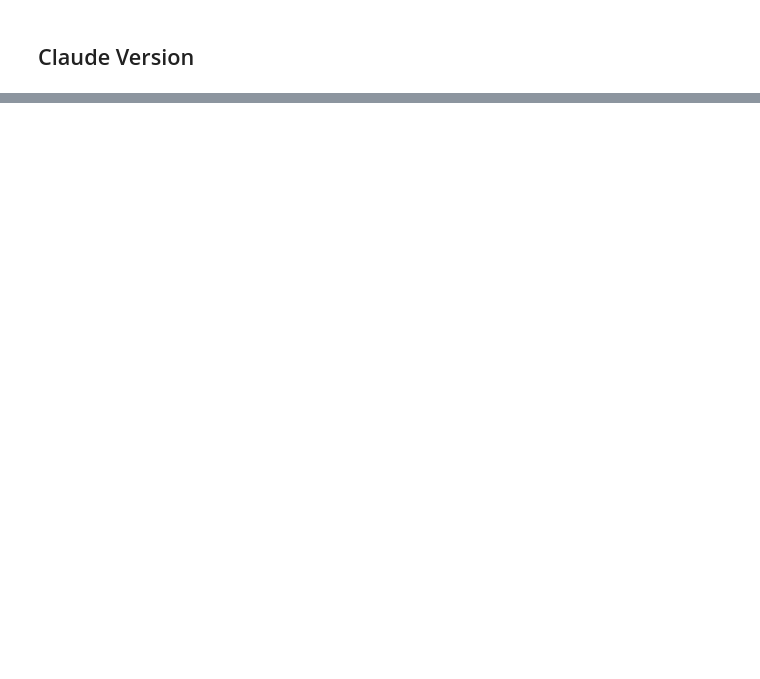
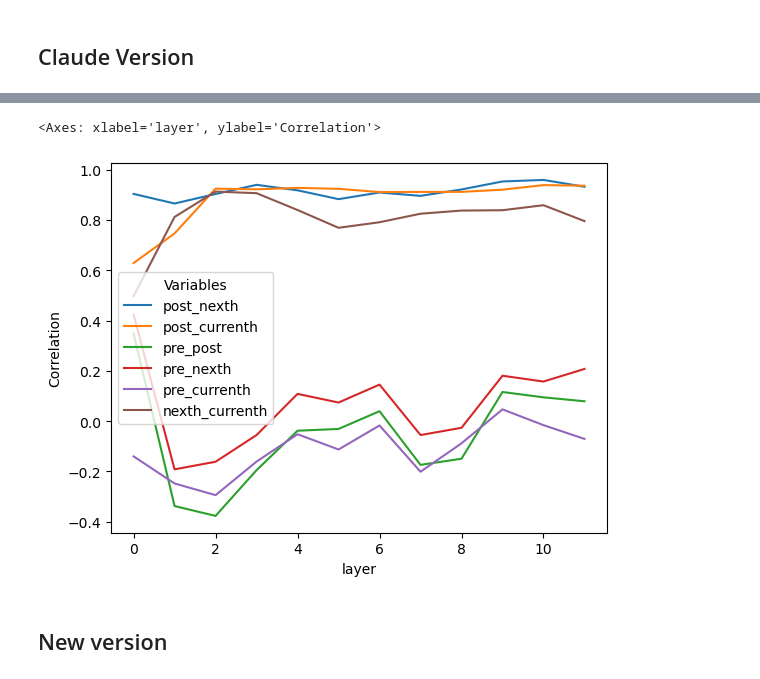
Before and after one commit to seantrott/entangled_meanings, a Jupyter notebook: notebooks/Residual_stream_test.ipynb, the cells around one changed output, grey strips where cells are left out. Drawn from its saved outputs; the diff is of its cells as text; code cells hidden in the pictures; blank space fills up the shorter version.

```diff
--- a/notebooks/Residual_stream_test.ipynb
+++ b/notebooks/Residual_stream_test.ipynb
@@ -377,0 +225,49 @@ Std of difference (layer - attention): 0.8514
+# %%
+# Compare outputs
+def compare_outputs(layer_idx):
+    pre_residual = outputs.pre_residual_outputs[layer_idx]
+    post_residual = outputs.post_residual_outputs[layer_idx]
+    current_hidden_state = outputs.hidden_states[layer_idx]  # This is the input to the current layer
+    next_hidden_state = outputs.hidden_states[layer_idx + 1]  # This is the output of the current layer
+
+    # Compute the overall correlation between the two tensors using scipy
+    post_residual_flat = post_residual.flatten().detach().numpy()
+    next_hidden_state_flat = next_hidden_state.flatten().detach().numpy()
+    current_hidden_state_flat = current_hidden_state.flatten().detach().numpy()
+    pre_residual_flat = pre_residual.flatten().detach().numpy()
+
+    post_next_hidden_correlation, _ = pearsonr(post_residual_flat, next_hidden_state_flat)
+    post_current_hidden_correlation, _ = pearsonr(post_residual_flat, current_hidden_state_flat)
+    pre_post_correlation, _ = pearsonr(post_residual_flat, pre_residual_flat)
+    pre_next_hidden_correlation, _ = pearsonr(pre_residual_flat, next_hidden_state_flat)
+    pre_current_hidden_correlation, _ = pearsonr(pre_residual_flat, current_hidden_state_flat)
+    next_current_hidden_correlation, _ = pearsonr(current_hidden_state_flat, next_hidden_state_flat)
+
+    return {
+        'post_nexth': post_next_hidden_correlation,
+        'post_currenth': post_current_hidden_correlation,
+        'pre_post': pre_post_correlation,
+        'pre_nexth': pre_next_hidden_correlation,
+        'pre_currenth': pre_current_hidden_correlation,
+        'nexth_currenth': next_current_hidden_correlation,
+        'layer': layer_idx
+    }
+# %%
+results = []
+for i in range(12):
+
+    res = compare_outputs(i)
+    results.append(res)
+# %%
+df = pd.DataFrame(results)
+df_melted = pd.melt(df, var_name = "Variables", value_name = "Correlation", id_vars = "layer")
+# %%
+df_melted['var1'] = df_melted['Variables'].apply(lambda x: x.split("_")[0])
+df_melted['var2'] = df_melted['Variables'].apply(lambda x: x.split("_")[1])
+# %%
+sns.lineplot(data = df_melted, x = "layer", y = "Correlation", hue = "Variables")
+# %% [output]
+<Axes: xlabel='layer', ylabel='Correlation'>
+[figure, added]
+# %% [markdown]
+## New version
```
Also changed, not shown: parts of 42 cells of this notebook.
